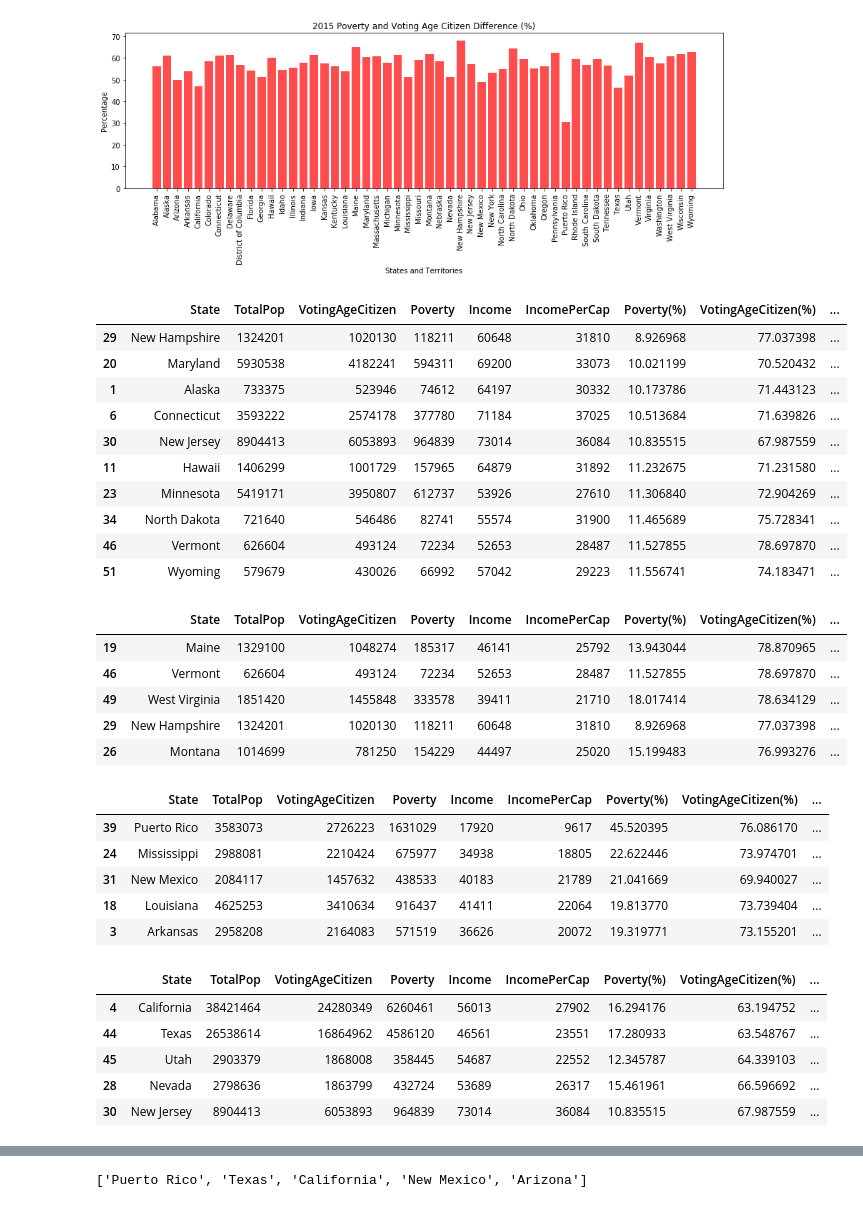
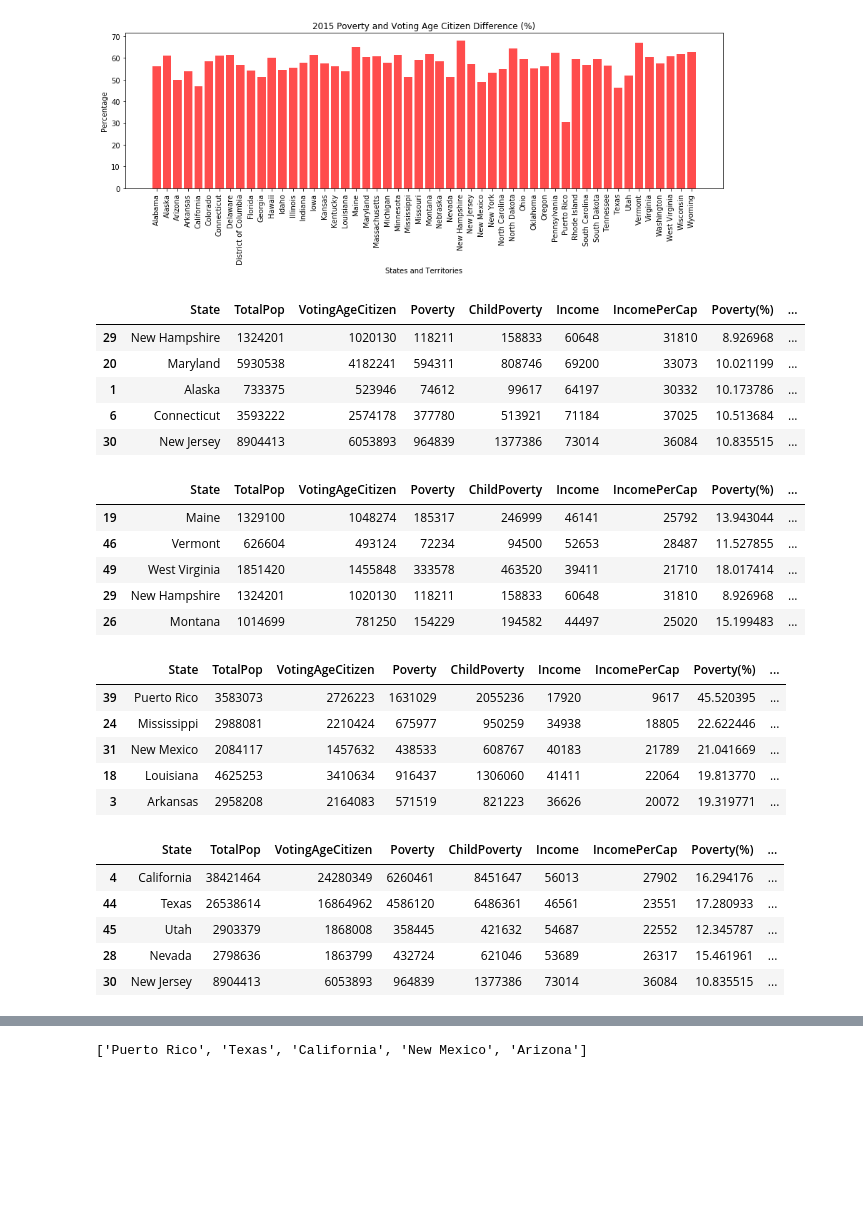
Before and after one commit to charlim26/censusproject, a Jupyter notebook: Kmar_Citizen_Poverty/Citizen_Poverty.ipynb, the cells around one changed output, grey strips where cells are left out. Saved outputs shown, nothing was run; the diff lists cells and outputs as text; code cells hidden in the pictures; blank space fills up the shorter version.

```diff
--- a/Kmar_Citizen_Poverty/Citizen_Poverty.ipynb
+++ b/Kmar_Citizen_Poverty/Citizen_Poverty.ipynb
@@ -33,7 +33,7 @@ state_2015.head()
 5 rows × 35 columns
 # %%
 # Creating 2015 Citizen Poverty DF
-citpov_15_state = state_2015[["State","TotalPop", "VotingAgeCitizen", "Poverty", "Income", "IncomePerCap"]]
+citpov_15_state = state_2015[["State","TotalPop", "VotingAgeCitizen", "Poverty", "ChildPoverty", "Income", "IncomePerCap"]]
 citpov_15_state.head()
 state_2015_citpov = citpov_15_state.copy()
 # state_2015_citpov.head()
@@ -69,53 +69,48 @@ plt.show()
 [figure]
 # %%
 # Lowest poverty % 2015
-lowest_pov_15 = state_2015_citpov.nsmallest(10, "Poverty(%)")
+lowest_pov_15 = state_2015_citpov.nsmallest(5, "Poverty(%)")
 lowest_pov_15
 # %% [output]
-|  | State | TotalPop | VotingAgeCitizen | Poverty | Income | IncomePerCap | Poverty(%) | VotingAgeCitizen(%) | ... |
-| 29 | New Hampshire | 1324201 | 1020130 | 118211 | 60648 | 31810 | 8.926968 | 77.037398 | ... |
-| 20 | Maryland | 5930538 | 4182241 | 594311 | 69200 | 33073 | 10.021199 | 70.520432 | ... |
-| 1 | Alaska | 733375 | 523946 | 74612 | 64197 | 30332 | 10.173786 | 71.443123 | ... |
-| 6 | Connecticut | 3593222 | 2574178 | 377780 | 71184 | 37025 | 10.513684 | 71.639826 | ... |
-| 30 | New Jersey | 8904413 | 6053893 | 964839 | 73014 | 36084 | 10.835515 | 67.987559 | ... |
-| 11 | Hawaii | 1406299 | 1001729 | 157965 | 64879 | 31892 | 11.232675 | 71.231580 | ... |
-| 23 | Minnesota | 5419171 | 3950807 | 612737 | 53926 | 27610 | 11.306840 | 72.904269 | ... |
-| 34 | North Dakota | 721640 | 546486 | 82741 | 55574 | 31900 | 11.465689 | 75.728341 | ... |
-| 46 | Vermont | 626604 | 493124 | 72234 | 52653 | 28487 | 11.527855 | 78.697870 | ... |
-| 51 | Wyoming | 579679 | 430026 | 66992 | 57042 | 29223 | 11.556741 | 74.183471 | ... |
+|  | State | TotalPop | VotingAgeCitizen | Poverty | ChildPoverty | Income | IncomePerCap | Poverty(%) | ... |
+| 29 | New Hampshire | 1324201 | 1020130 | 118211 | 158833 | 60648 | 31810 | 8.926968 | ... |
+| 20 | Maryland | 5930538 | 4182241 | 594311 | 808746 | 69200 | 33073 | 10.021199 | ... |
+| 1 | Alaska | 733375 | 523946 | 74612 | 99617 | 64197 | 30332 | 10.173786 | ... |
+| 6 | Connecticut | 3593222 | 2574178 | 377780 | 513921 | 71184 | 37025 | 10.513684 | ... |
+| 30 | New Jersey | 8904413 | 6053893 | 964839 | 1377386 | 73014 | 36084 | 10.835515 | ... |
 # %%
 # Highest Voting Age Citizen % 2015
 high_vac_15 = state_2015_citpov.nlargest(5, "VotingAgeCitizen(%)")
 high_vac_15
 # %% [output]
-|  | State | TotalPop | VotingAgeCitizen | Poverty | Income | IncomePerCap | Poverty(%) | VotingAgeCitizen(%) | ... |
-| 19 | Maine | 1329100 | 1048274 | 185317 | 46141 | 25792 | 13.943044 | 78.870965 | ... |
-| 46 | Vermont | 626604 | 493124 | 72234 | 52653 | 28487 | 11.527855 | 78.697870 | ... |
-| 49 | West Virginia | 1851420 | 1455848 | 333578 | 39411 | 21710 | 18.017414 | 78.634129 | ... |
-| 29 | New Hampshire | 1324201 | 1020130 | 118211 | 60648 | 31810 | 8.926968 | 77.037398 | ... |
-| 26 | Montana | 1014699 | 781250 | 154229 | 44497 | 25020 | 15.199483 | 76.993276 | ... |
+|  | State | TotalPop | VotingAgeCitizen | Poverty | ChildPoverty | Income | IncomePerCap | Poverty(%) | ... |
+| 19 | Maine | 1329100 | 1048274 | 185317 | 246999 | 46141 | 25792 | 13.943044 | ... |
+| 46 | Vermont | 626604 | 493124 | 72234 | 94500 | 52653 | 28487 | 11.527855 | ... |
+| 49 | West Virginia | 1851420 | 1455848 | 333578 | 463520 | 39411 | 21710 | 18.017414 | ... |
+| 29 | New Hampshire | 1324201 | 1020130 | 118211 | 158833 | 60648 | 31810 | 8.926968 | ... |
+| 26 | Montana | 1014699 | 781250 | 154229 | 194582 | 44497 | 25020 | 15.199483 | ... |
 # %%
 # Highest poverty % 2015
 highest_pov_15 = state_2015_citpov.nlargest(5, "Poverty(%)")
 highest_pov_15
 # %% [output]
-|  | State | TotalPop | VotingAgeCitizen | Poverty | Income | IncomePerCap | Poverty(%) | VotingAgeCitizen(%) | ... |
-| 39 | Puerto Rico | 3583073 | 2726223 | 1631029 | 17920 | 9617 | 45.520395 | 76.086170 | ... |
-| 24 | Mississippi | 2988081 | 2210424 | 675977 | 34938 | 18805 | 22.622446 | 73.974701 | ... |
-| 31 | New Mexico | 2084117 | 1457632 | 438533 | 40183 | 21789 | 21.041669 | 69.940027 | ... |
-| 18 | Louisiana | 4625253 | 3410634 | 916437 | 41411 | 22064 | 19.813770 | 73.739404 | ... |
-| 3 | Arkansas | 2958208 | 2164083 | 571519 | 36626 | 20072 | 19.319771 | 73.155201 | ... |
+|  | State | TotalPop | VotingAgeCitizen | Poverty | ChildPoverty | Income | IncomePerCap | Poverty(%) | ... |
+| 39 | Puerto Rico | 3583073 | 2726223 | 1631029 | 2055236 | 17920 | 9617 | 45.520395 | ... |
+| 24 | Mississippi | 2988081 | 2210424 | 675977 | 950259 | 34938 | 18805 | 22.622446 | ... |
+| 31 | New Mexico | 2084117 | 1457632 | 438533 | 608767 | 40183 | 21789 | 21.041669 | ... |
+| 18 | Louisiana | 4625253 | 3410634 | 916437 | 1306060 | 41411 | 22064 | 19.813770 | ... |
+| 3 | Arkansas | 2958208 | 2164083 | 571519 | 821223 | 36626 | 20072 | 19.319771 | ... |
 # %%
 # Lowest Voting Age Citizen % 2015
 low_vac_15 = state_2015_citpov.nsmallest(5, "VotingAgeCitizen(%)")
 low_vac_15
 # %% [output]
-|  | State | TotalPop | VotingAgeCitizen | Poverty | Income | IncomePerCap | Poverty(%) | VotingAgeCitizen(%) | ... |
-| 4 | California | 38421464 | 24280349 | 6260461 | 56013 | 27902 | 16.294176 | 63.194752 | ... |
-| 44 | Texas | 26538614 | 16864962 | 4586120 | 46561 | 23551 | 17.280933 | 63.548767 | ... |
-| 45 | Utah | 2903379 | 1868008 | 358445 | 54687 | 22552 | 12.345787 | 64.339103 | ... |
-| 28 | Nevada | 2798636 | 1863799 | 432724 | 53689 | 26317 | 15.461961 | 66.596692 | ... |
-| 30 | New Jersey | 8904413 | 6053893 | 964839 | 73014 | 36084 | 10.835515 | 67.987559 | ... |
+|  | State | TotalPop | VotingAgeCitizen | Poverty | ChildPoverty | Income | IncomePerCap | Poverty(%) | ... |
+| 4 | California | 38421464 | 24280349 | 6260461 | 8451647 | 56013 | 27902 | 16.294176 | ... |
+| 44 | Texas | 26538614 | 16864962 | 4586120 | 6486361 | 46561 | 23551 | 17.280933 | ... |
+| 45 | Utah | 2903379 | 1868008 | 358445 | 421632 | 54687 | 22552 | 12.345787 | ... |
+| 28 | Nevada | 2798636 | 1863799 | 432724 | 621046 | 53689 | 26317 | 15.461961 | ... |
+| 30 | New Jersey | 8904413 | 6053893 | 964839 | 1377386 | 73014 | 36084 | 10.835515 | ... |
 # %%
 # Compiled top 10 states in 2015 that had the smallest gap between poverty and voting age citizens
 smallest_10_diff_15 = state_2015_citpov.nsmallest(5, "CitPovDiff(%)")
```
Also changed, not shown: parts of 8 cells of this notebook.
